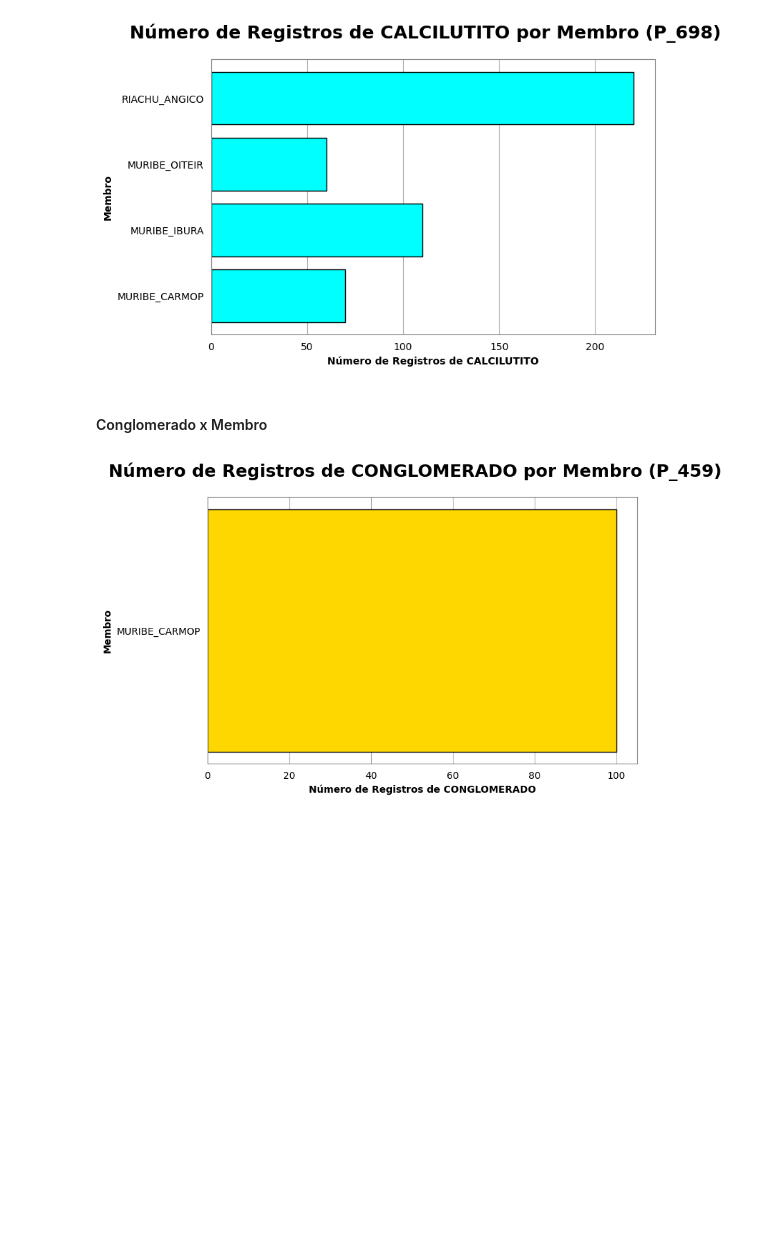
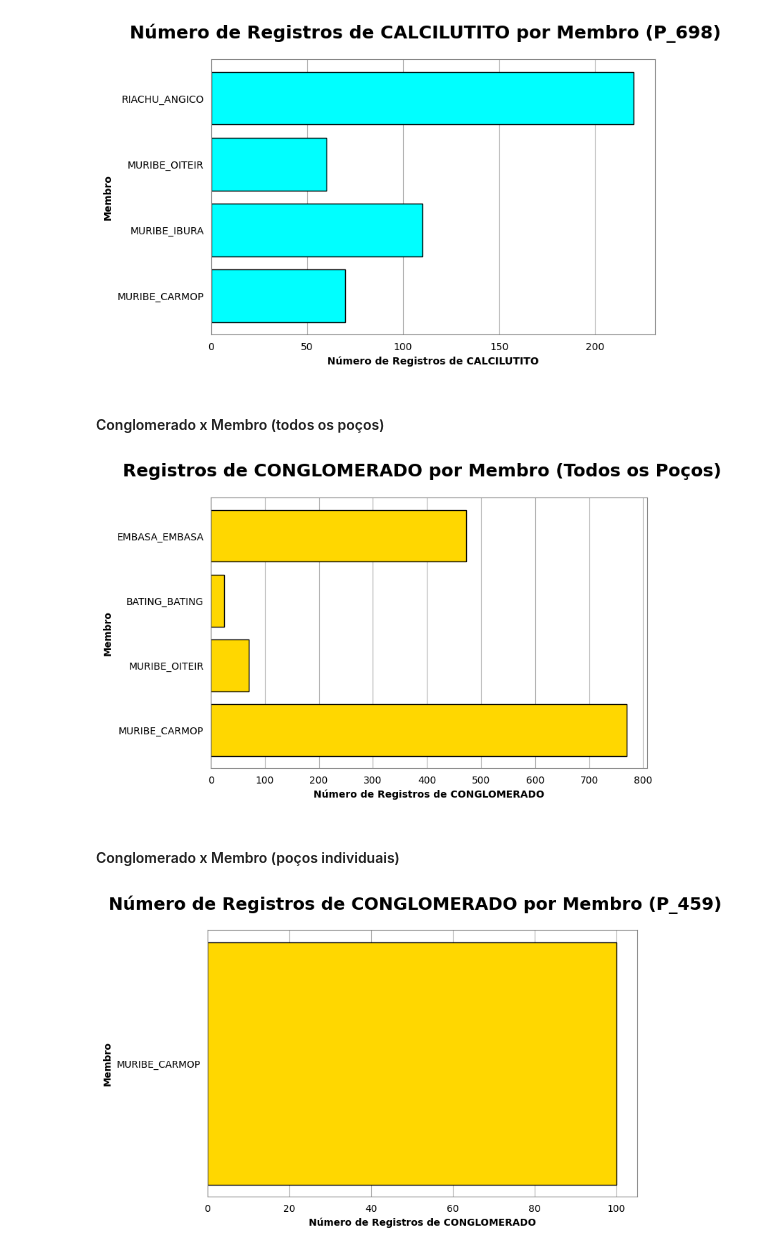
Before and after one commit to rafaseto/lithofacies-classification-from-conventional-well-logs, a Jupyter notebook: treinamento_modelo.ipynb, the cells around one changed output. Saved outputs shown, nothing was run; the diff lists cells and outputs as text; code cells hidden in the pictures; blank space fills up the shorter version.

Commit message:
add plots conglomerado x membro (poços individuais)

```diff
--- a/treinamento_modelo.ipynb
+++ b/treinamento_modelo.ipynb
@@ -266,8 +266,14 @@ for key in dados.keys():
 [figure]
 [figure]
 [figure]
+# %% [markdown]
+#### Conglomerado x Membro (todos os poços)
+# %%
+criar_grafico_todos_registros_litologia_membro(dados, "CONGLOMERADO", "gold")
+# %% [output]
+[figure, added]
 # %% [markdown]
-#### Conglomerado x Membro
+#### Conglomerado x Membro (poços individuais)
 # %%
 for key in dados.keys():
     criar_grafico_registros_litologia_membro(key, "CONGLOMERADO", "gold")
```
